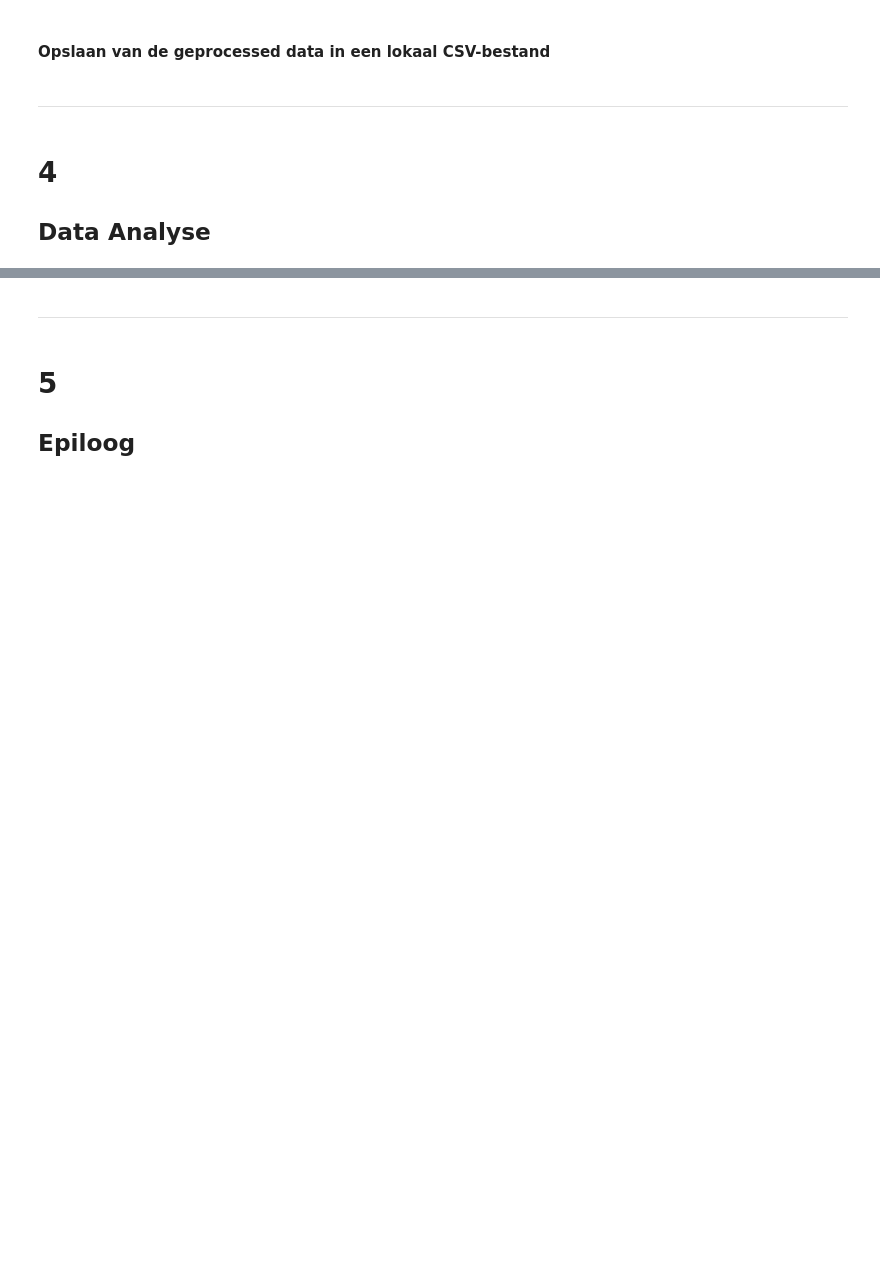
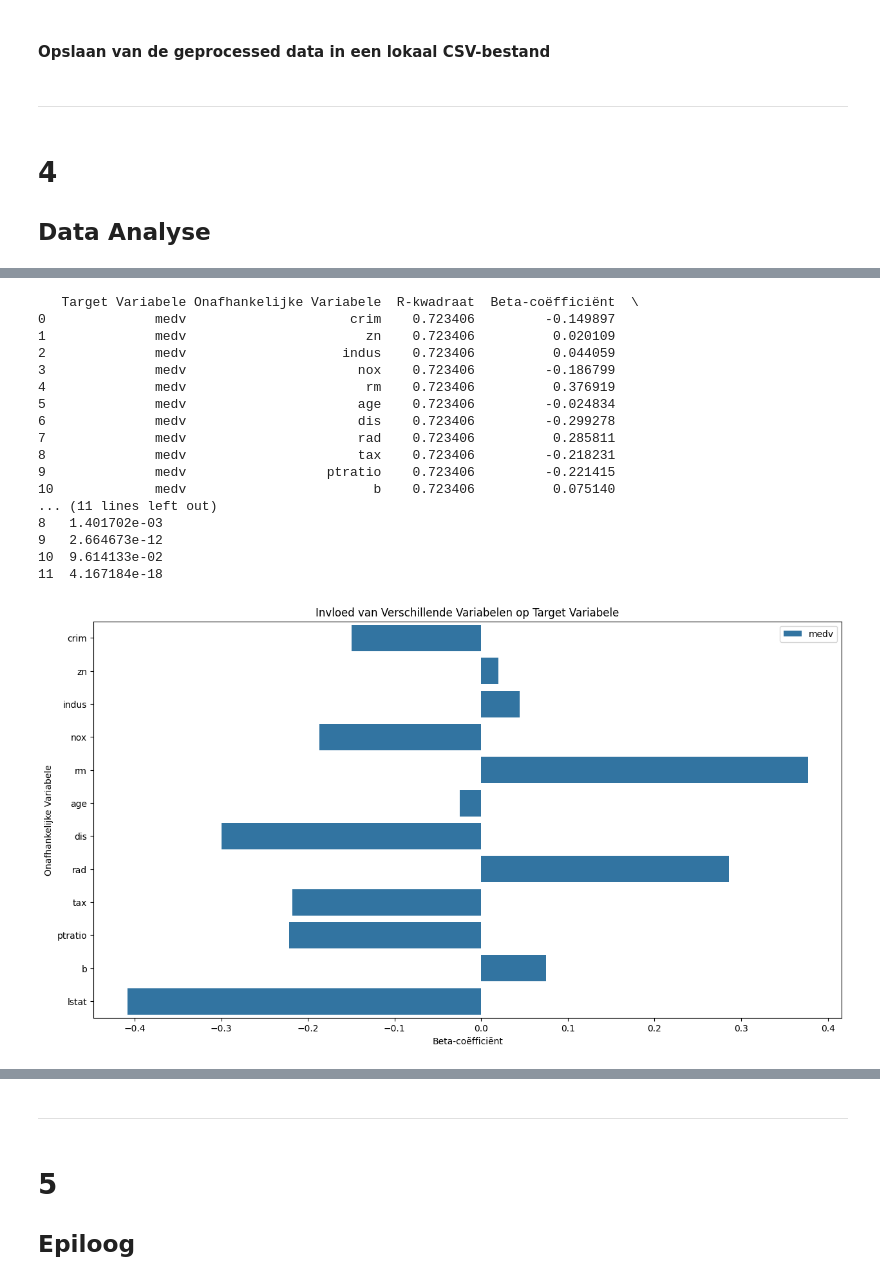
Before and after one commit to dansil03/DataScience-PI7, a Jupyter notebook: eda_starter.ipynb, the cells around one changed output, grey strips where cells are left out. Cells and saved outputs as stored; diff of their text form; code cells hidden in the pictures; blank space fills up the shorter version.

```diff
--- a/eda_starter.ipynb
+++ b/eda_starter.ipynb
@@ -295,0 +299,64 @@ plt.show()
+# %%
+import statsmodels.api as sm
+
+# Selecteer de tevredenheidsvariabelen
+target_column = [
+    'medv'
+]
+
+# Selecteer de relevante onafhankelijke variabelen
+onafhankelijke_variabelen = [
+    'crim', 'zn', 'indus', 'nox', 'rm', 'age', 'dis', 'rad', 'tax', 'ptratio', 'b', 'lstat'
+]
+
+# Resultaten opslaan
+regressie_resultaten = []
+
+# Voer regressieanalyse uit voor elke tevredenheidsvariabele
+for column in target_column:
+    X = df[onafhankelijke_variabelen]
+    y = df[column]
+
+    # Voeg een constante toe aan het model (intercept)
+    X = sm.add_constant(X)
+
+    # Voer de regressieanalyse uit
+    model = sm.OLS(y, X).fit()
+
+    # Voeg de resultaten toe aan de lijst
+    for var in onafhankelijke_variabelen:
+        regressie_resultaten.append((column, var, model.rsquared, model.params[var], model.pvalues[var]))
+
+# Resultaten omzetten naar een DataFrame voor overzichtelijkheid
+resultaten_df = pd.DataFrame(regressie_resultaten, columns=['Target Variabele', 'Onafhankelijke Variabele', 'R-kwadraat', 'Beta-coëfficiënt', 'p-waarde'])
+
+# Toon de resultaten
+print(resultaten_df)
+
+# Visualiseer de beta-coëfficiënten van de regressieanalyse
+plt.figure(figsize=(15, 8))
+sns.barplot(x='Beta-coëfficiënt', y='Onafhankelijke Variabele', hue='Target Variabele', data=resultaten_df)
+plt.title('Invloed van Verschillende Variabelen op Target Variabele')
+plt.xlabel('Beta-coëfficiënt')
+plt.ylabel('Onafhankelijke Variabele')
+plt.legend(loc='best')
+plt.show()
+# %% [output]
+   Target Variabele Onafhankelijke Variabele  R-kwadraat  Beta-coëfficiënt  \
+0              medv                     crim    0.723406         -0.149897
+1              medv                       zn    0.723406          0.020109
+2              medv                    indus    0.723406          0.044059
+3              medv                      nox    0.723406         -0.186799
+4              medv                       rm    0.723406          0.376919
+5              medv                      age    0.723406         -0.024834
+6              medv                      dis    0.723406         -0.299278
+7              medv                      rad    0.723406          0.285811
+8              medv                      tax    0.723406         -0.218231
+9              medv                  ptratio    0.723406         -0.221415
+10             medv                        b    0.723406          0.075140
+... (11 lines left out)
+8   1.401702e-03
+9   2.664673e-12
+10  9.614133e-02
+11  4.167184e-18
+[figure, added]
```
Also changed, not shown: parts of 4 cells of this notebook, 3 other files.
